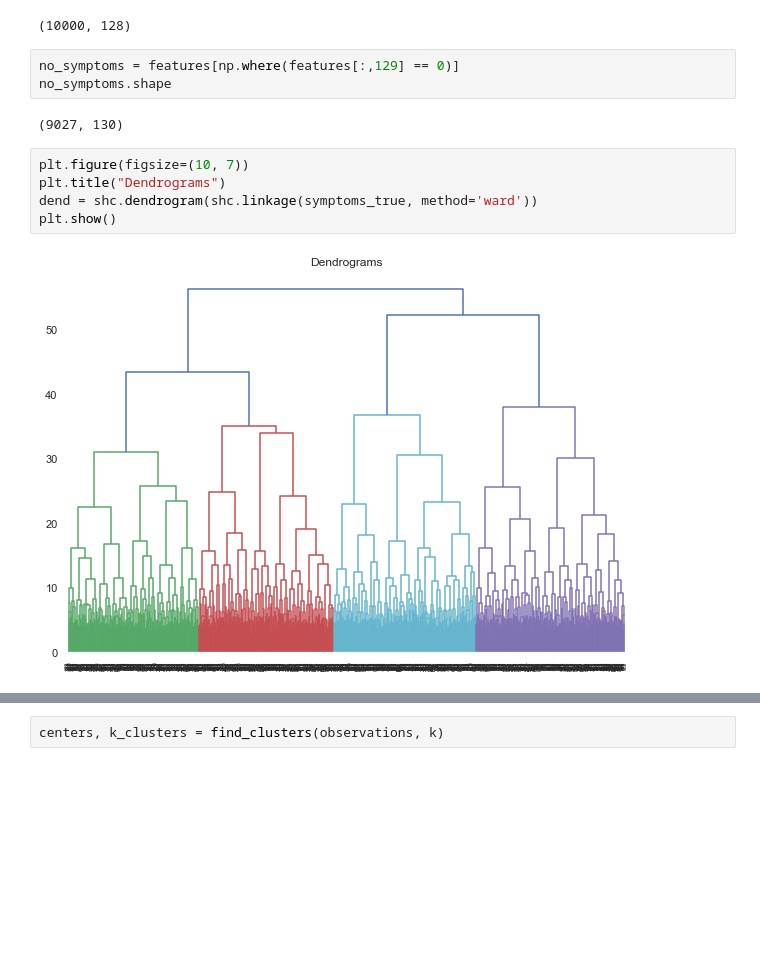
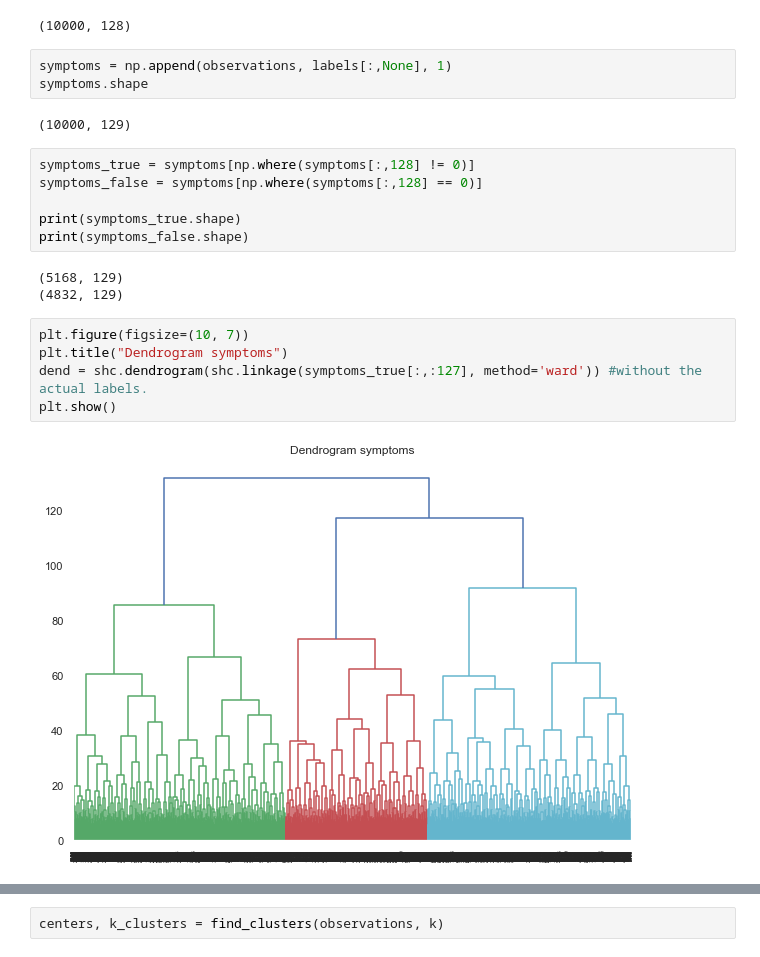
Before and after one commit to bjornite/IN-STK9000, a Jupyter notebook: Project_2/Project2.ipynb, the cells around one changed output, grey strips where cells are left out. Drawn from its saved outputs; the diff is of its cells as text; blank space fills up the shorter version.

```diff
--- a/Project_2/Project2.ipynb
+++ b/Project_2/Project2.ipynb
@@ -27,15 +27,24 @@ features.shape
 observations.shape
 # %% [output]
 (10000, 128)
-# %%
-no_symptoms = features[np.where(features[:,129] == 0)]
-no_symptoms.shape
-# %% [output]
-(9027, 130)
+# %%
+symptoms = np.append(observations, labels[:,None], 1)
+symptoms.shape
+# %% [output]
+(10000, 129)
+# %%
+symptoms_true = symptoms[np.where(symptoms[:,128] != 0)]
+symptoms_false = symptoms[np.where(symptoms[:,128] == 0)]
+
+print(symptoms_true.shape)
+print(symptoms_false.shape)
+# %% [output]
+(5168, 129)
+(4832, 129)
 # %%
 plt.figure(figsize=(10, 7))
-plt.title("Dendrograms")
-dend = shc.dendrogram(shc.linkage(symptoms_true, method='ward'))
+plt.title("Dendrogram symptoms")
+dend = shc.dendrogram(shc.linkage(symptoms_true[:,:127], method='ward')) #without the actual labels.
 plt.show()
 # %% [output]
-[figure, old version]
+[figure, new version]
```
Also changed, not shown: parts of 37 cells of this notebook.
